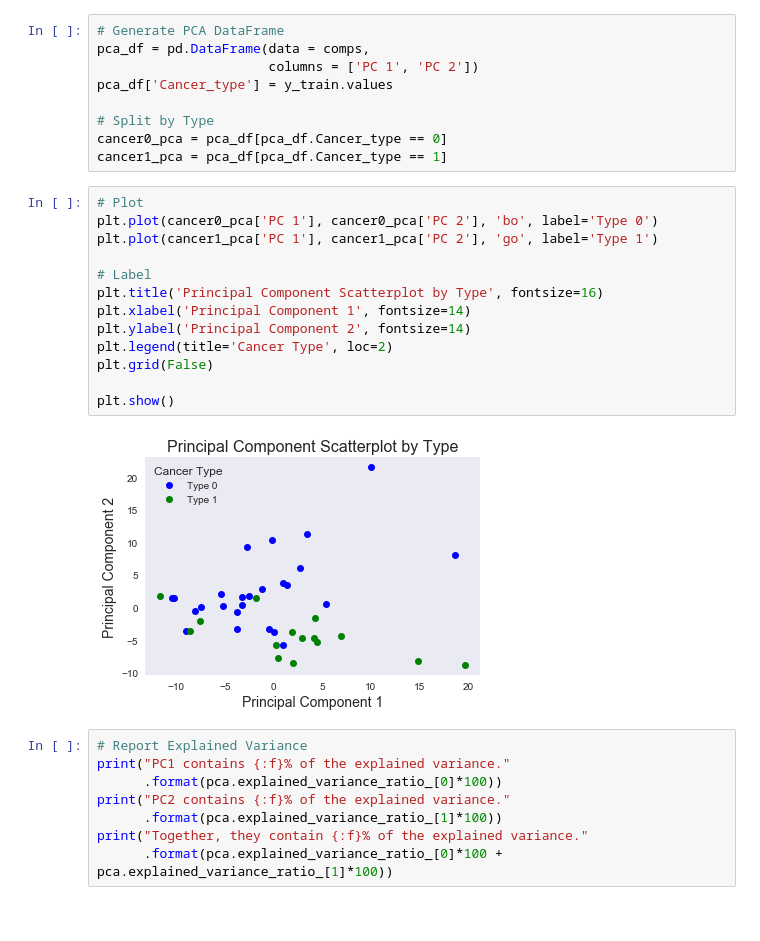
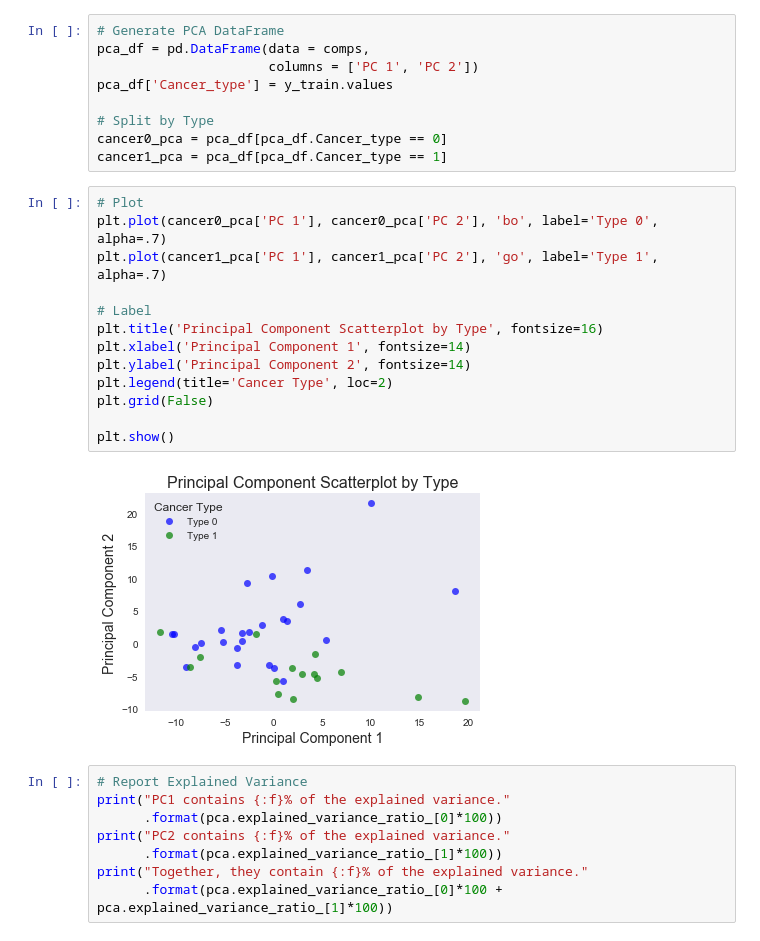
Before and after one commit to ejohnsson/CS109A, a Jupyter notebook: cs109_hw5 (1).ipynb, the cells around one changed output. Saved outputs shown, nothing was run; the diff lists cells and outputs as text.

```diff
--- a/cs109_hw5 (1).ipynb
+++ b/cs109_hw5 (1).ipynb
@@ -202,19 +202,19 @@ cancer0_pca = pca_df[pca_df.Cancer_type == 0]
 cancer1_pca = pca_df[pca_df.Cancer_type == 1]
 # %%
 # Plot
-plt.plot(cancer0_pca['PC 1'], cancer0_pca['PC 2'], 'bo', label='Type 0')
-plt.plot(cancer1_pca['PC 1'], cancer1_pca['PC 2'], 'go', label='Type 1')
+plt.plot(cancer0_pca['PC 1'], cancer0_pca['PC 2'], 'bo', label='Type 0', alpha=.7)
+plt.plot(cancer1_pca['PC 1'], cancer1_pca['PC 2'], 'go', label='Type 1', alpha=.7)
 
 # Label
 plt.title('Principal Component Scatterplot by Type', fontsize=16)
 plt.xlabel('Principal Component 1', fontsize=14)
 plt.ylabel('Principal Component 2', fontsize=14)
 plt.legend(title='Cancer Type', loc=2)
 plt.grid(False)
 
 plt.show()
 # %% [output]
-[figure, old version]
+[figure, new version]
 # %%
 # Report Explained Variance
 print("PC1 contains {:f}% of the explained variance."
```
Also changed, not shown: parts of 7 cells of this notebook.
